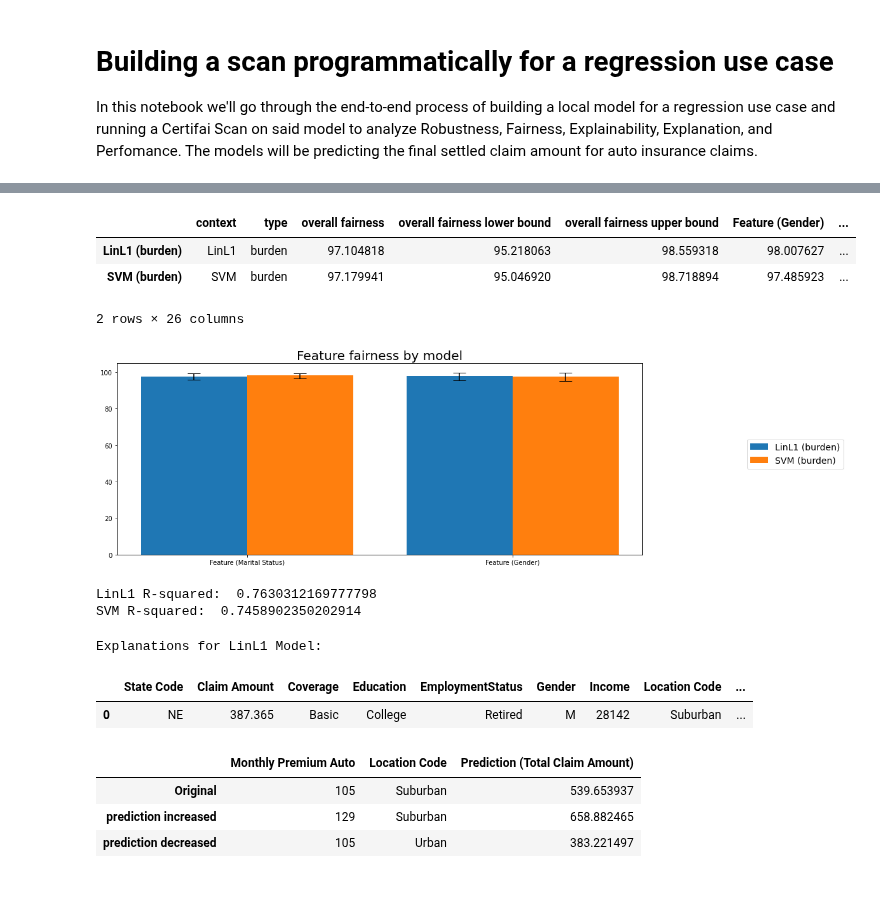
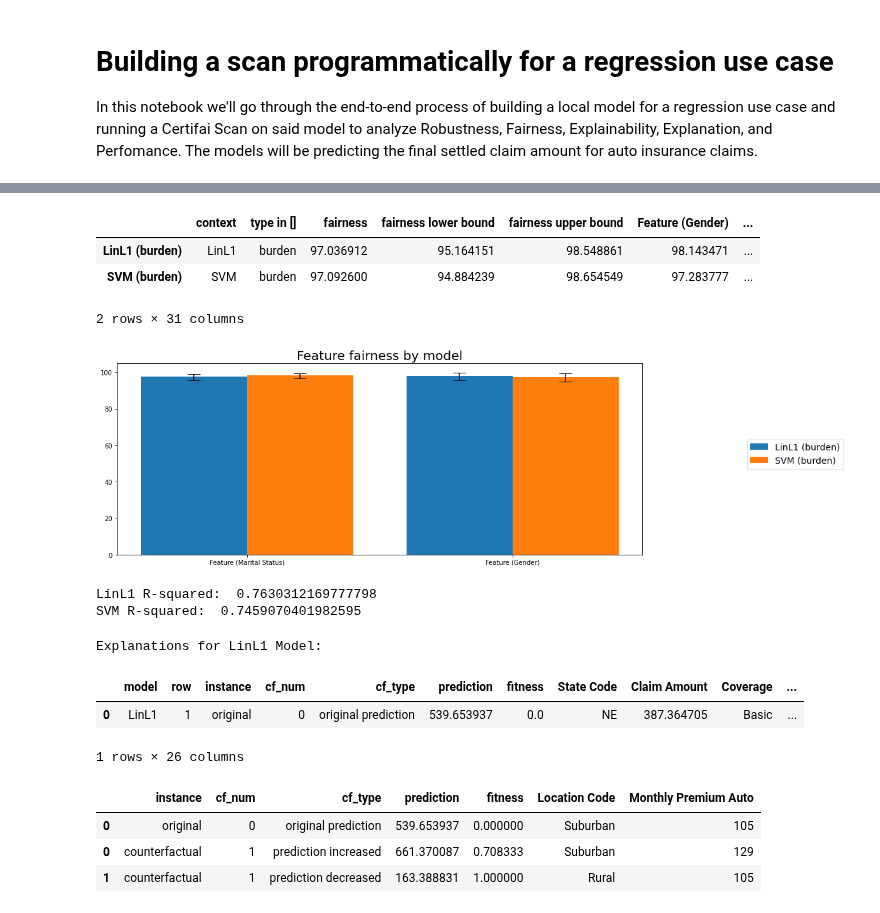
Before and after one commit to CognitiveScale/cortex-certifai-examples, a Jupyter notebook: notebooks/regression/Regression.ipynb, the cells around one changed output, grey strips where cells are left out. Drawn from its saved outputs; the diff is of its cells as text; code cells hidden in the pictures.

```diff
--- a/notebooks/regression/Regression.ipynb
+++ b/notebooks/regression/Regression.ipynb
@@ -155,10 +155,6 @@ scan.add_fairness_grouping_feature(CertifaiGroupingFeature('Gender'))
 scan.add_evaluation_type('performance')
 scan.add_metric(CertifaiModelMetric('r2', 'r-squared'))
 scan.atx_performance_metric = 'r2'
-
-
-# Set the output path that reports should be written to
-scan.output_path = '../local_reports'
 # %%
 # Run a preflight scan
 # The preflight scan will run various checks against each model to alert about possible situations
@@ -193,5 +189,5 @@ Starting Preflight Scan
 # `write_reports=False` as below
 # The result is a dictionary of dictionaries of reports.  The top level dict key is the evaluation type
 # and the second level key is model id.
-result = scan.run(write_reports=False)
+results = scan.run(write_reports=False)
 # %% [output]
@@ -290,7 +286,7 @@ plot_explainability_histograms()
 # Display the fairness results of fairness evaluation for both models
 # The table displays the fairness scores across different groups within the "Marital Status" and "Gender" features.
 # You can set `include_confidence=True` to include confidence intervals for each burden value
-fairness_df = construct_scores_dataframe(scores("fairness", result))
+fairness_df = construct_scores_dataframe(scores("fairness", results))
 display(fairness_df)
 print("\n")
 
@@ -333,62 +329,44 @@ def plot_feature_fairness():
 
 plot_feature_fairness()
 # %% [output]
-|  | context | type | overall fairness | overall fairness lower bound | overall fairness upper bound | Feature (Gender) | ... |
-| LinL1 (burden) | LinL1 | burden | 97.104818 | 95.218063 | 98.559318 | 98.007627 | ... |
-| SVM (burden) | SVM | burden | 97.179941 | 95.046920 | 98.718894 | 97.485923 | ... |
+|  | context | type in [] | fairness | fairness lower bound | fairness upper bound | Feature (Gender) | ... |
+| LinL1 (burden) | LinL1 | burden | 97.036912 | 95.164151 | 98.548861 | 98.143471 | ... |
+| SVM (burden) | SVM | burden | 97.092600 | 94.884239 | 98.654549 | 97.283777 | ... |
-2 rows × 26 columns
+2 rows × 31 columns
 [figure]
 # %%
 # Below we will display the R-squared value computed during the performance evaluation
-print('LinL1 R-squared: ', result['performance']['LinL1']['performance_metrics'][0]['value'])
-print('SVM R-squared: ', result['performance']['SVM']['performance_metrics'][0]['value'])
+print('LinL1 R-squared: ', results['performance']['LinL1']['performance_metrics'][0]['value'])
+print('SVM R-squared: ', results['performance']['SVM']['performance_metrics'][0]['value'])
 # %% [output]
 LinL1 R-squared:  0.7630312169777798
-SVM R-squared:  0.7458902350202914
+SVM R-squared:  0.7459070401982595
 # %%
 # Using Certifai's explanation utilities we can programmatically explore counterfactuals produced
 # during the explanation evaluation. Below we examine only a single explanation for each model
 # by displaying the original input data followed by what features were changed by each
 # counterfactual. Note, that for this regression use case a counterfactual will produced in the
 # favorable direction (increasing) and in the unfavorable direction (decreasing)
-linl1_explanations = explanations(result, 'LinL1')['LinL1']
-svm_explanations = explanations(result, 'SVM')['SVM']
+linl1_explanations = construct_explanations_dataframe(explanations(results, model_id='LinL1'))
+svm_explanations = construct_explanations_dataframe(explanations(results, model_id='SVM'))
+df.style.hide_index()
 
-def display_explanation(expl):
-    feature_names = np.array(expl.field_names)
-    display(pd.DataFrame(np.expand_dims(expl.instance, axis=0), columns=feature_names))
-
-    changed_features = []
-    for cf in expl.explanation.best_individuals:
-        cf_type = cf.counterfactual_type
-
-        cf_changed_features = np.where(cf.data != expl.instance)[0]
-        changed_features.extend(cf_changed_features.tolist())
-
-    changed_features = np.array(list(set(changed_features)))
-
-    data = [np.append(expl.instance[changed_features], expl.prediction)]
-    cf_types = ["Original"]
-    for cf in expl.explanation.best_individuals:
-        cf_types.append(cf.counterfactual_type)
-
-        row = np.append(cf.data[changed_features], cf.prediction)
-        data.append(row)
-
-    columns = np.append(feature_names[changed_features], "Prediction (Total Claim Amount)")
-    feature_change_df = pd.DataFrame(data, columns=columns, index=cf_types)
-    display(feature_change_df)
-    print()
+def display_explanation(df):
+    df_original = df[df['instance']=='original']
+    display(df_original)
+    changes = counterfactual_changes(df)
+    display(changes)
 # %%
 print("Explanations for LinL1 Model:\n")
-display_explanation(linl1_explanations[0])
+display_explanation(linl1_explanations[linl1_explanations['row'] == 1])
 # %% [output]
 Explanations for LinL1 Model:
-|  | State Code | Claim Amount | Coverage | Education | EmploymentStatus | Gender | Income | Location Code | ... |
-| 0 | NE | 387.365 | Basic | College | Retired | M | 28142 | Suburban | ... |
+|  | model | row | instance | cf_num | cf_type | prediction | fitness | State Code | Claim Amount | Coverage | ... |
+| 0 | LinL1 | 1 | original | 0 | original prediction | 539.653937 | 0.0 | NE | 387.364705 | Basic | ... |
+1 rows × 26 columns
-|  | Monthly Premium Auto | Location Code | Prediction (Total Claim Amount) |
-| Original | 105 | Suburban | 539.653937 |
-| prediction increased | 129 | Suburban | 658.882465 |
-| prediction decreased | 105 | Urban | 383.221497 |
+|  | instance | cf_num | cf_type | prediction | fitness | Location Code | Monthly Premium Auto |
+| 0 | original | 0 | original prediction | 539.653937 | 0.000000 | Suburban | 105 |
+| 0 | counterfactual | 1 | prediction increased | 661.370087 | 0.708333 | Suburban | 129 |
+| 1 | counterfactual | 1 | prediction decreased | 163.388831 | 1.000000 | Rural | 105 |
 # %%
 print("Explanations for SVM Model:\n")
```
Also changed, not shown: parts of 9 cells of this notebook, 2 other files.
